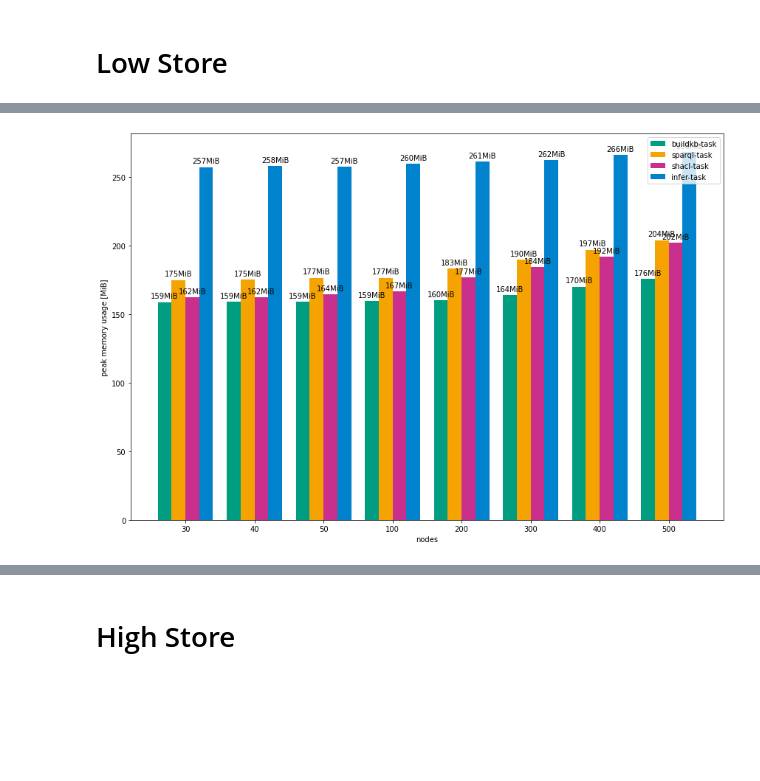
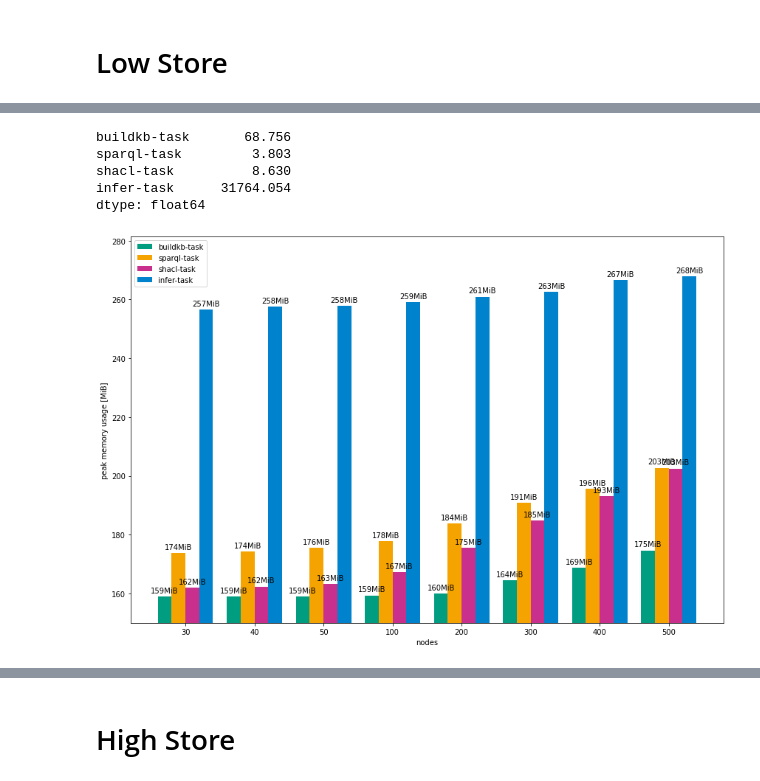
Before and after one commit to ahbnr/SemanticJavaDebugger, a Jupyter notebook: casestudies/performance/notebooks/Performance-DoublyLinked.ipynb, the cells around one changed output, grey strips where cells are left out. Drawn from its saved outputs; the diff is of its cells as text; code cells hidden in the pictures; blank space fills up the shorter version.

Commit message:
Update doubly-linked performance case study

```diff
--- a/casestudies/performance/notebooks/Performance-DoublyLinked.ipynb
+++ b/casestudies/performance/notebooks/Performance-DoublyLinked.ipynb
@@ -71,6 +71,7 @@ def save_csv(store, metric, index_label, file):
 
 
     transformed = flattened.applymap(to_float)
+    transformed.rename(columns=humanTaskNames, inplace=True)
     transformed.to_csv(file, index_label=index_label)
 
 def plotTaskComparison(
@@ -125,17 +126,17 @@ def plotTaskComparison(
         fig.savefig(f"{fileBaseName}.pdf", bbox_inches='tight')
 
 
-def plotTaskTimeComparison(store, ymin, ymax, fileBaseName: Optional[str]):
+def plotTaskTimeComparison(store, ymin, ymax, fileBaseName: Optional[str], showMilliseconds=False):
     xlabel = "nodes"
     save_csv(store, 'times', index_label=xlabel, file=f"{fileBaseName}.csv")
     return plotTaskComparison(
         store,
         'times',
-        lambda frame: frame.astype('timedelta64[ns]').transform(lambda x: x / timedelta(seconds=1)),
-        lambda frame: ["{:.2f}s".format(f) for f in frame],
+        lambda frame: frame.astype('timedelta64[ns]').transform(lambda x: x / timedelta(seconds=1) if not showMilliseconds else x / timedelta(milliseconds=1)),
+        lambda frame: ["{:.2f}ms".format(f) if showMilliseconds else "{:.2f}s".format(f) for f in frame],
         ymin=ymin,
         ymax=ymax,
-        ylabel="time [s]",
+        ylabel="time [ms]" if showMilliseconds else "time [s]",
         xlabel=xlabel,
         fileBaseName=fileBaseName
     )
@@ -173,4 +171,17 @@ infer_frame.diff().plot.bar()
+# %%
+frame = pd.DataFrame(
+    lowStore_times['times'].transform(lambda x: pd.Series(map(lambda v: v.total_seconds()*1000, x.values()))),
+)
+frame.columns = columns=lowStore_times['times'].iloc[0].keys()
+frame.rename(columns=humanTaskNames, inplace=True)
+frame.diff().max()
+# %% [output]
+buildkb-task       68.756
+sparql-task         3.803
+shacl-task          8.630
+infer-task      31764.054
+dtype: float64
 # %%
-plotTaskMemoryComparison(lowStore_memory, ymin=None, ymax=None, fileBaseName="doublelinked_low_memory")
+plotTaskMemoryComparison(lowStore_memory, ymin=150, ymax=None, fileBaseName="doublylinked_low_memory")
 # %% [output]
-[figure, old version]
+[figure, new version]
```
Also changed, not shown: parts of 8 cells of this notebook, 31 other files.
